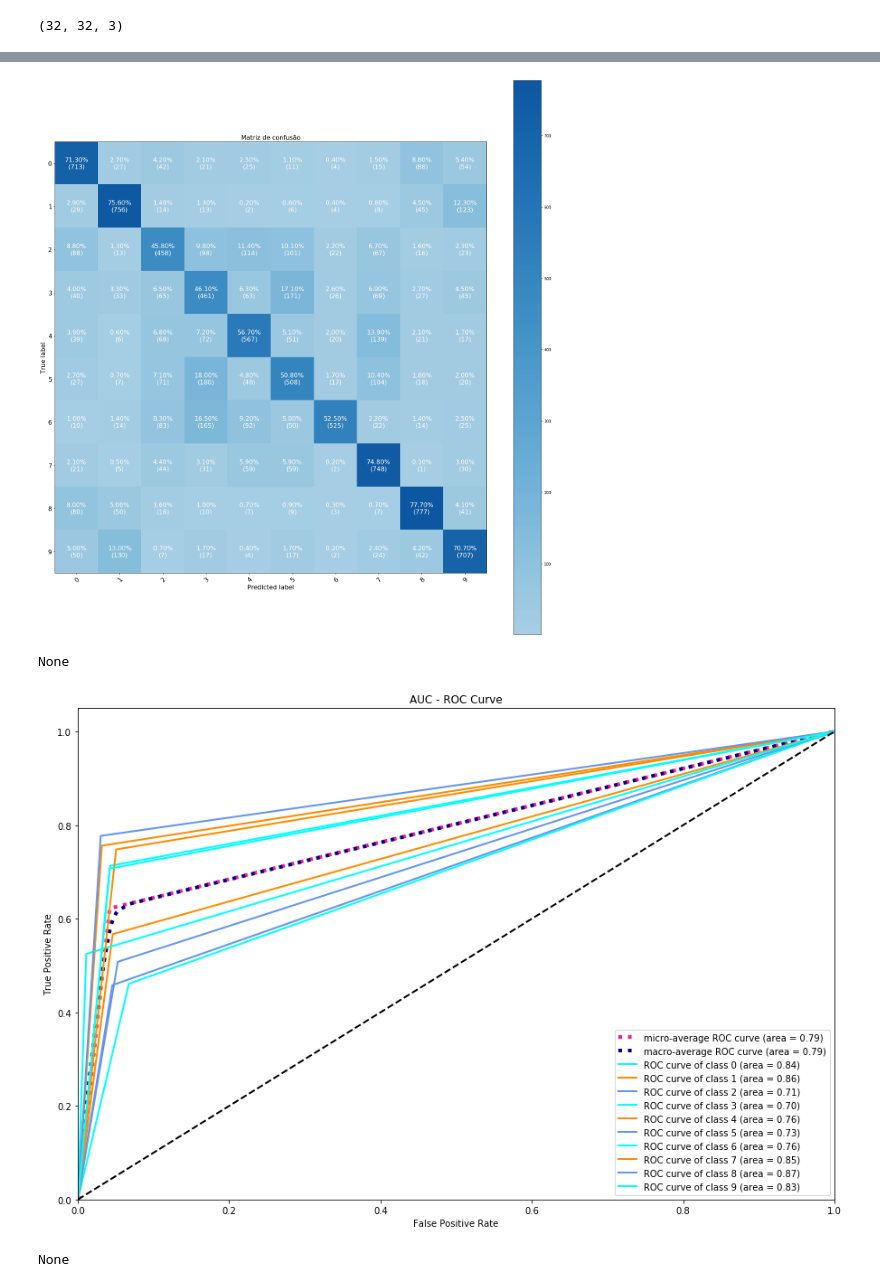
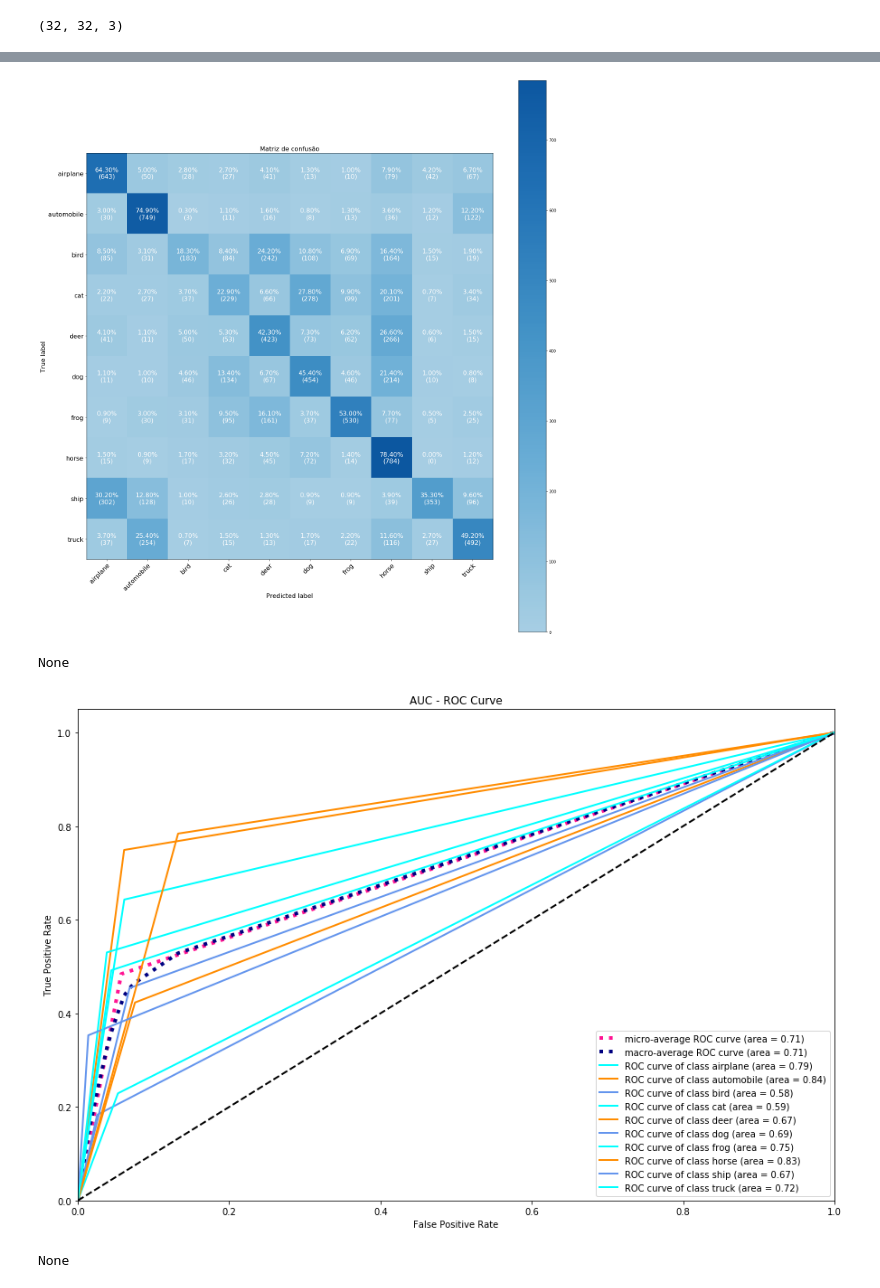
Before and after one commit to raphaelsouzaoliveira/pyaitutils, a Jupyter notebook: Example.ipynb, the cells around one changed output, grey strips where cells are left out. Drawn from its saved outputs; the diff is of its cells as text; code cells hidden in the pictures.

```diff
--- a/Example.ipynb
+++ b/Example.ipynb
@@ -33,6 +34,9 @@ plt.show()
 # %%
 y_train = y_train.reshape(-1)
 y_test = y_test.reshape(-1)
+# %%
+classes = np.array(['airplane', 'automobile', 'bird', 'cat', 'deer',
+                    'dog', 'frog', 'horse', 'ship', 'truck'])
 # %%
 # Gráfico de instâncias por classe
 plt.figure(figsize=(15,5))
@@ -126,7 +130,7 @@ Non-trainable params: 0
 _________________________________________________________________
 # %%
 # Quantidade de épocas
-epochs = 20
+epochs = 3
 # Batch size para treinamento
 bs = 200
 
@@ -192,8 +186,2 @@ plt.show()
 # %%
-predicted = model.predict(x_test)
+y_pred = model.predict(x_test)
-# %%
-print(predicted.shape)
-print(y_test.shape)
-
-y_true = np.argmax(y_test, axis=1)
-y_pred = np.argmax(predicted, axis=1)
@@ -363,20 +613,19 @@ F-score = 2*TP /(2*TP + FP + FN) 97.13%
 # %%
 # Para apresentar os gráficos, podemos chamar as funções de forma individual, sendo:
-class_names = np.unique(np.array(y_pred))
 
 # 1. Matriz de confusão
-# pyaiutils.plot_confusion_matrix(y_true, y_pred, visualize=True, normalize=True, class_names=class_names)
+# pyaiutils.plot_confusion_matrix(y_test, y_pred, visualize=True, normalize=True, class_names=classes)
 
 # 2. AUC Roc
-# pyaiutils.plot_auc_roc_multi_class(y_true, y_pred, class_names=class_names)
+# pyaiutils.plot_auc_roc_multi_class(y_test, y_pred, class_names=classes)
 
 # 3. AUC Precision-Recall
-# pyaiutils.plot_prc_auc_multiclass(y_true, y_pred, class_names=class_names)
+# pyaiutils.plot_prc_auc_multiclass(y_test, y_pred, class_names=classes)
 
 # 4. Ou podemos realizar a plotagem de todos os gráficos de uma só vez
-pyaiutils.plot_graphics(y_true, y_pred)
+pyaiutils.plot_graphics(y_test, y_pred, classes)
 # %% [output]
-[figure, old version]
+[figure, new version]
 None
-[figure, old version]
+[figure, new version]
 None
```
Also changed, not shown: parts of 21 cells of this notebook, 2 other files.
